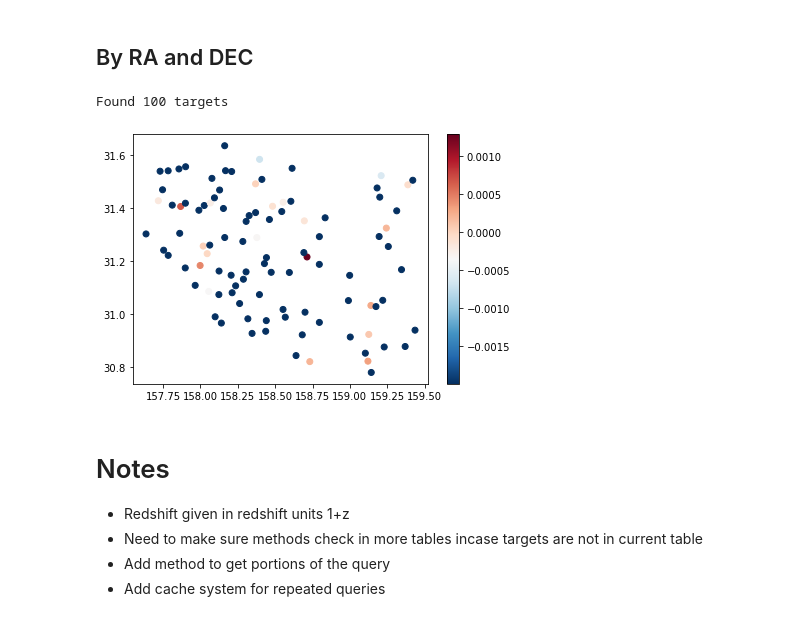
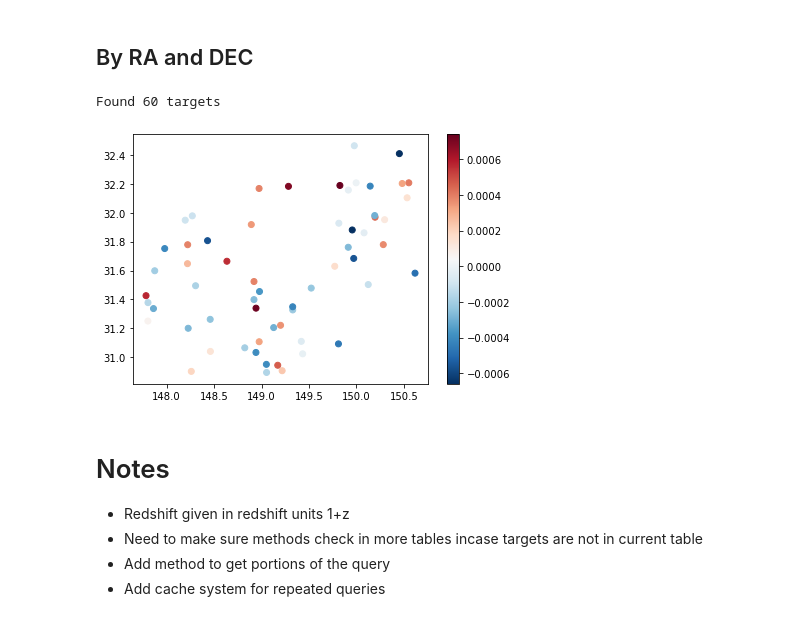
Before and after one commit to ronitnag04/desi_nersc, a Jupyter notebook: TestAccess.ipynb, the cells around one changed output. Saved outputs shown, nothing was run; the diff lists cells and outputs as text; code cells hidden in the pictures.

```diff
--- a/TestAccess.ipynb
+++ b/TestAccess.ipynb
@@ -86,7 +122,7 @@ print(f'desisurvey=={desisurvey_version}')
 #
 # db.log = get_logger(DEBUG)
 # postgresql = db.setup_db(schema=specprod, hostname='nerscdb03.nersc.gov', username='desi', verbose=True)
-db.log = get_logger()
+# db.log = get_logger()
 postgresql = db.setup_db(schema=specprod, hostname='nerscdb03.nersc.gov', username='desi')
 # %%
 """
@@ -329,10 +385,10 @@ def plotRedshiftsByRADEC(ra, dec, vmin=None, vmax=None, cmap='RdBu_r', c=None, r
     plt.tight_layout()
     print(f'Found {count} targets')
 # %%
-plotRedshiftsByRADEC(160, 30, radius=2.5, spectype='STAR', limit=100)
+plotRedshiftsByRADEC(150, 30, radius=2.5, spectype='STAR', subtype='K', limit=100)
 # %% [output]
-Found 100 targets
+Found 60 targets
-[figure, old version]
+[figure, new version]
 # %% [markdown]
 # Notes
 - Redshift given in redshift units 1+z
```
Also changed, not shown: parts of 6 cells of this notebook, 1 other file.
